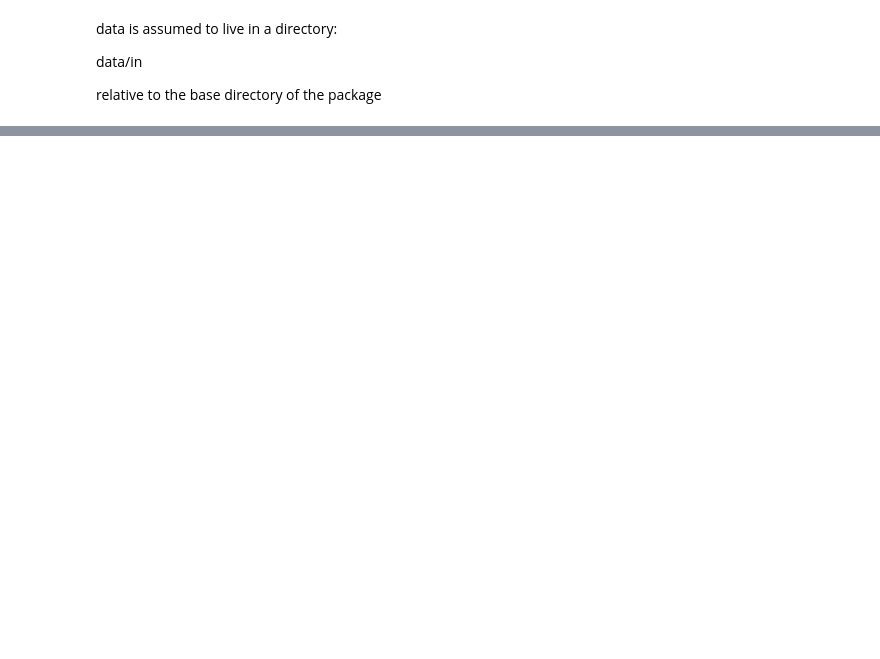
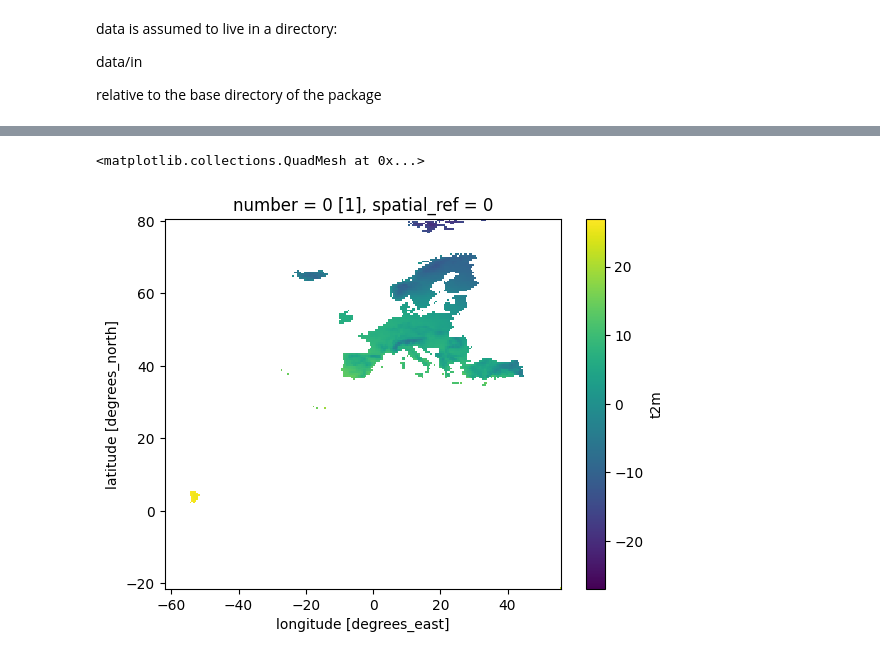
Before and after one commit to ssciwr/onehealth-model-backend, a Jupyter notebook: notebooks/model_python.ipynb, the cells around one changed output, grey strips where cells are left out. Cells and saved outputs as stored; diff of their text form; code cells hidden in the pictures; blank space fills up the shorter version.

```diff
--- a/notebooks/model_python.ipynb
+++ b/notebooks/model_python.ipynb
@@ -71,0 +213,14 @@ data["R0"].mean(dim="valid_time").plot(cmap="viridis")
+# %%
+model = mdc.JModel(
+    input = path / data_file,
+    output = Path.cwd().parent / 'data' / "out" / "output_map_monthly.nc",
+    r0_path= path / "R0_pip_stats.csv",
+    run_mode="forbidden",
+    grid_data_baseurl="https://gisco-services.ec.europa.eu/distribution/v2/nuts",
+    nuts_level =3,
+    resolution = "10M",
+    year=2024,
+)
+# %%
+data = model.read_input_data().compute()
+data
@@ -71,0 +247,5 @@ data["R0"].mean(dim="valid_time").plot(cmap="viridis")
+# %%
+data["t2m"].mean(dim="time").plot(cmap="viridis")
+# %% [output]
+<matplotlib.collections.QuadMesh at 0x...>
+[figure, added]
```
Also changed, not shown: parts of 30 cells of this notebook, 1 other file.
